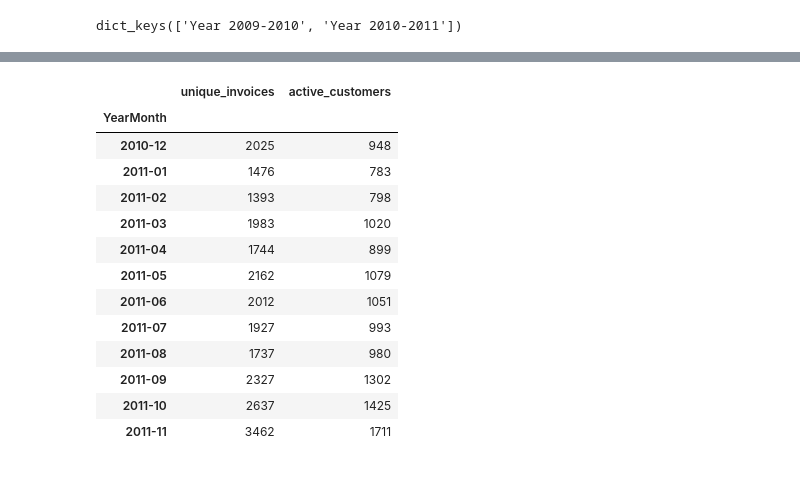
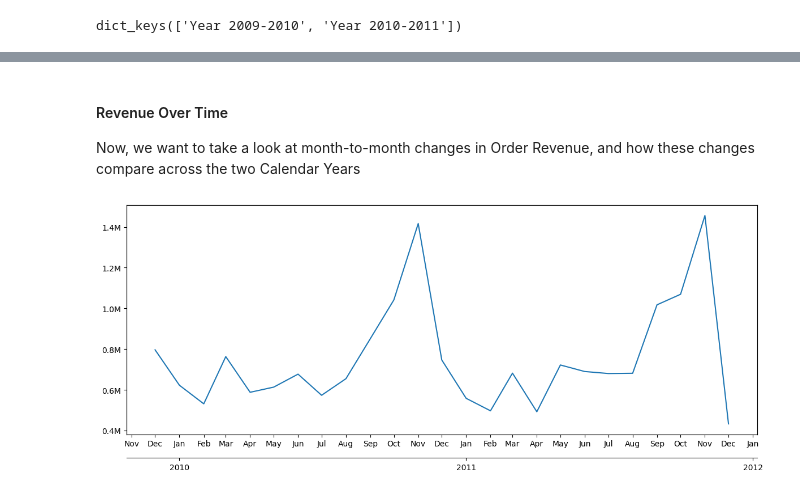
Before and after one commit to ahimranVT/retail-analytics-platform, a Jupyter notebook: notebooks/explore_transactions.ipynb, the cells around one changed output, grey strips where cells are left out. Drawn from its saved outputs; the diff is of its cells as text; code cells hidden in the pictures.

```diff
--- a/notebooks/explore_transactions.ipynb
+++ b/notebooks/explore_transactions.ipynb
@@ -74,26 +85,32 @@ monthly_data_2009.head(12)
-# %%
-# Similarly, we can repeat the process for 2010-2011
-transactions_2010['InvoiceDate'] = pd.to_datetime(transactions_2010['InvoiceDate'])
-transactions_2010['YearMonth'] = transactions_2010['InvoiceDate'].dt.strftime('%Y-%m')
-
-monthly_data_2010 = transactions_2010.groupby('YearMonth').agg(
-    unique_invoices = ('Invoice', 'nunique'),
-    active_customers = ('Customer ID', 'nunique')
-)
-
-monthly_data_2010.head(12)
-# %% [output]
-|  | unique_invoices | active_customers |
-| YearMonth |  |  |
-| 2010-12 | 2025 | 948 |
-| 2011-01 | 1476 | 783 |
-| 2011-02 | 1393 | 798 |
-| 2011-03 | 1983 | 1020 |
-| 2011-04 | 1744 | 899 |
-| 2011-05 | 2162 | 1079 |
-| 2011-06 | 2012 | 1051 |
-| 2011-07 | 1927 | 993 |
-| 2011-08 | 1737 | 980 |
-| 2011-09 | 2327 | 1302 |
-| 2011-10 | 2637 | 1425 |
-| 2011-11 | 3462 | 1711 |
+# %% [markdown]
+#### Revenue Over Time ####
+
+Now, we want to take a look at month-to-month changes in Order Revenue, and how these changes compare across the two Calendar Years
+# %%
+fig, ax = plt.subplots(figsize=(12,5))
+ax.plot(monthly_metrics['YearMonth'], monthly_metrics['revenue'])
+
+# Formatting the x-axis
+ax.xaxis.set_major_locator(mdates.MonthLocator())
+ax.xaxis.set_major_formatter(mdates.DateFormatter('%b'))
+
+# Creating a secondary x-axis for the year
+ax2 = ax.twiny()
+ax2.set_xlim(ax.get_xlim())
+
+# Formatting the secondary x-axis
+ax2.xaxis.set_major_locator(mdates.YearLocator())
+ax2.xaxis.set_major_formatter(mdates.DateFormatter('%Y'))
+
+# Ensuring the secondary x-axis is positioned below the primary x-axis
+ax2.xaxis.set_ticks_position('bottom')
+ax2.spines['bottom'].set_position(('outward', 30))
+
+# Formatting the y-axis units
+ax.ticklabel_format(style='plain', axis='y')
+ax.yaxis.set_major_formatter(mtick.FuncFormatter(lambda x, p: f'{x/1e6:.1f}M'))
+
+plt.tight_layout()
+plt.show()
+# %% [output]
+[figure, added]
```
Also changed, not shown: parts of 8 cells of this notebook.
